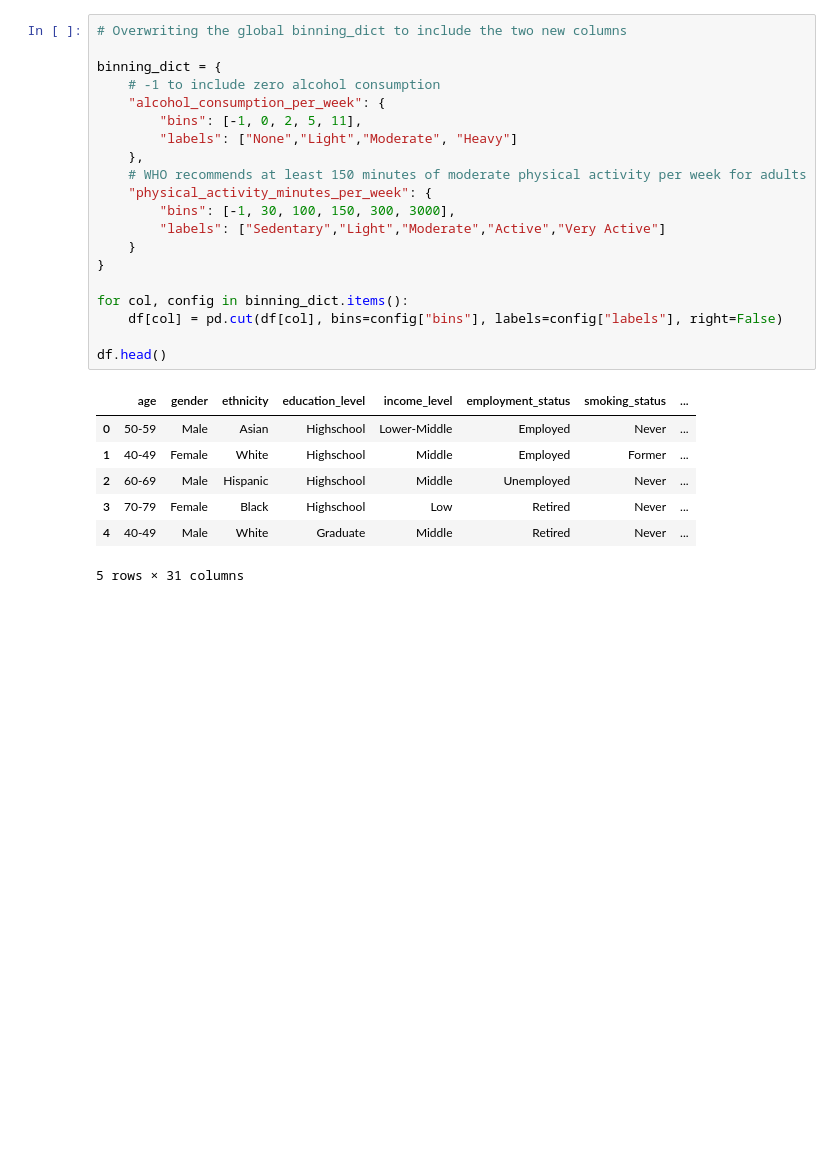
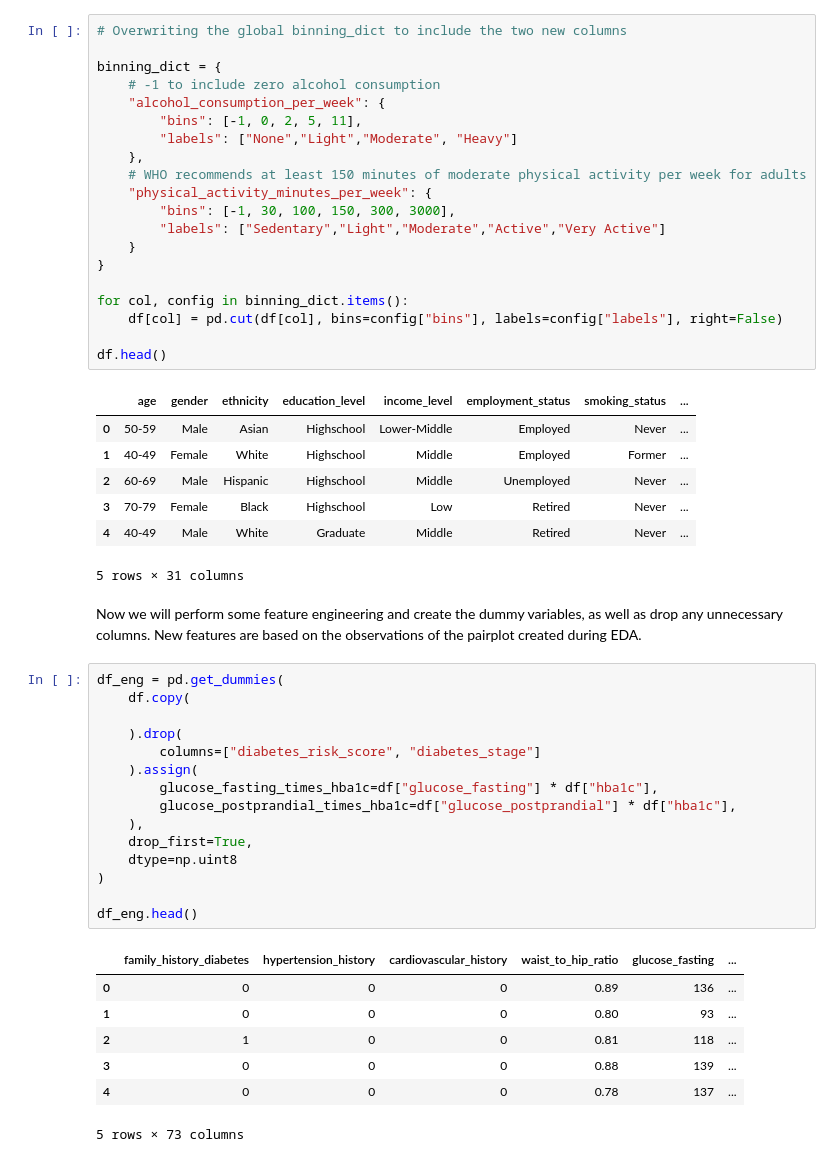
Before and after one commit to Sebastijan-Dominis/diabetes-insight, a Jupyter notebook: training/diabetes_data_preparation.ipynb, the cells around one changed output. Saved outputs shown, nothing was run; the diff lists cells and outputs as text; blank space fills up the shorter version.

Commit message:
Performed some feature engineering.

```diff
--- a/training/diabetes_data_preparation.ipynb
+++ b/training/diabetes_data_preparation.ipynb
@@ -234,3 +236,28 @@ df.head()
 | 3 | 70-79 | Female | Black | Highschool | Low | Retired | Never | ... |
 | 4 | 40-49 | Male | White | Graduate | Middle | Retired | Never | ... |
 5 rows × 31 columns
+# %% [markdown]
+Now we will perform some feature engineering and create the dummy variables, as well as drop any unnecessary columns. New features are based on the observations of the pairplot created during EDA.
+# %%
+df_eng = pd.get_dummies(
+    df.copy(
+
+    ).drop(
+        columns=["diabetes_risk_score", "diabetes_stage"]
+    ).assign(
+        glucose_fasting_times_hba1c=df["glucose_fasting"] * df["hba1c"],
+        glucose_postprandial_times_hba1c=df["glucose_postprandial"] * df["hba1c"],
+    ),
+    drop_first=True,
+    dtype=np.uint8
+)
+
+df_eng.head()
+# %% [output]
+|  | family_history_diabetes | hypertension_history | cardiovascular_history | waist_to_hip_ratio | glucose_fasting | ... |
+| 0 | 0 | 0 | 0 | 0.89 | 136 | ... |
+| 1 | 0 | 0 | 0 | 0.80 | 93 | ... |
+| 2 | 1 | 0 | 0 | 0.81 | 118 | ... |
+| 3 | 0 | 0 | 0 | 0.88 | 139 | ... |
+| 4 | 0 | 0 | 0 | 0.78 | 137 | ... |
+5 rows × 73 columns
```
Also changed, not shown: parts of 3 cells of this notebook.
